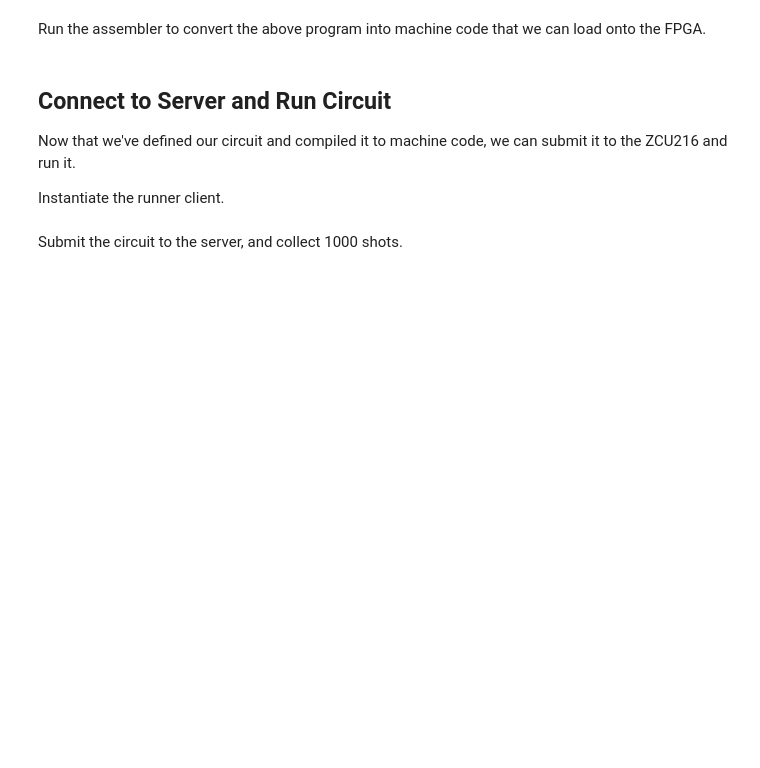
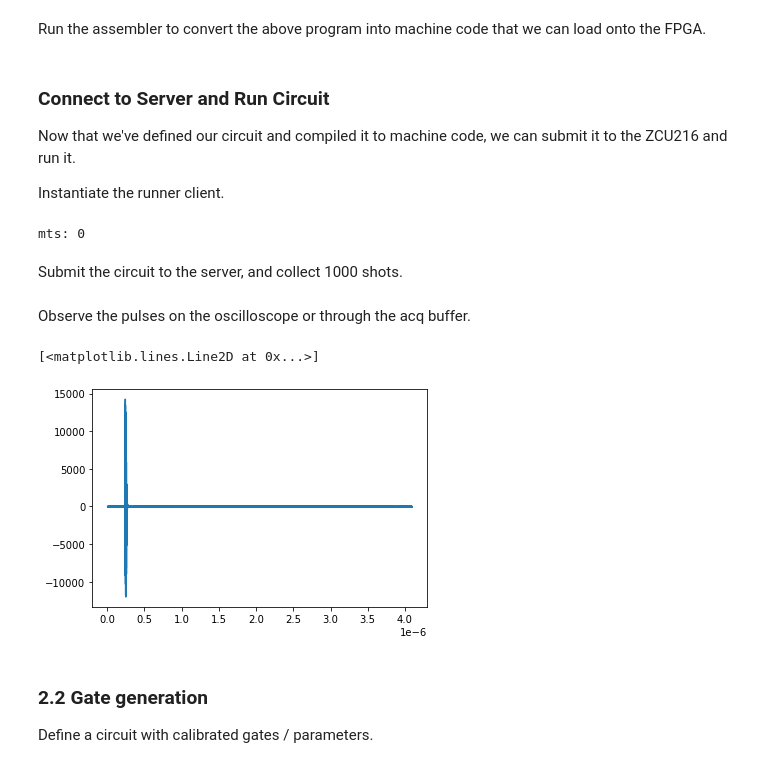
Before and after one commit to lblQubic/qce23tutorial, a Jupyter notebook: Hardware Demo Part 2.ipynb, the cells around one changed output. Cells and saved outputs as stored; diff of their text form; code cells hidden in the pictures; blank space fills up the shorter version.

```diff
--- a/Hardware Demo Part 2.ipynb
+++ b/Hardware Demo Part 2.ipynb
@@ -44,14 +40,14 @@ Define a circuit at the pulse-level. For details on the QubiC circuit format and
 # %%
 circuit_1 = [
 
-    # play a pi/2 pulse on Q0
-    {'name': 'pulse', 'phase': 0, 'freq': 75138775, 'amp': 0.99, 'twidth': 2.4e-08,
+    # play a pi/2 pulse on Q3
+    {'name': 'pulse', 'phase': 0, 'freq': 2.7e9, 'amp': 0.99, 'twidth': 2.4e-08,
      'env': {'env_func': 'cos_edge_square', 'paradict': {'ramp_fraction': 0.25}},
-     'dest': 'Q2.qdrv'}
+     'dest': 'Q3.qdrv'},
 
-    # play a pi pulse on Q1
-    #{'name': 'pulse', 'phase': 0, 'freq': 44383311, 'amp': 0.95, 'twidth': 4.8e-08,
-    # 'env': {'env_func': 'cos_edge_square', 'paradict': {'ramp_fraction': 0.25}},
-    # 'dest': 'Q1.qdrv'}
+    # play a pi pulse on Q6
+    {'name': 'pulse', 'phase': 0, 'freq': 700e6, 'amp': 0.50, 'twidth': 4.8e-08,
+    'env': {'env_func': 'cos_edge_square', 'paradict': {'ramp_fraction': 0.25}},
+    'dest': 'Q6.qdrv'}
 
 ]
@@ -117,23 +56,35 @@ circuit_0 = [
 
 Compile the program. The output of the compile stage is a distributed processor assembly program, which consists of initialization / termination statements, as well as a list of scheduled pulses for each core.
 # %%
-compiled_prog = tc.run_compile_stage(circuit_0, fpga_config, qchip)
-#circuit_2,circuit_3
-#compiled_prog.program
+compiled_prog = tc.run_compile_stage(circuit_1, fpga_config, qchip)
 # %% [markdown]
 Run the assembler to convert the above program into machine code that we can load onto the FPGA.
 # %%
 raw_asm = tc.run_assemble_stage(compiled_prog, channel_configs)
 # %% [markdown]
-## Connect to Server and Run Circuit
+### Connect to Server and Run Circuit
 
 Now that we've defined our circuit and compiled it to machine code, we can submit it to the ZCU216 and run it.
 
 Instantiate the runner client.
 # %%
-runner = rc.CircuitRunnerClient(ip='192.168.0.13', port=9095)
+runner = qubic.run.CircuitRunner(commit='f24f1615')
+#runner = rc.CircuitRunnerClient(ip='localhost', port=9096)
+# %% [output]
+mts: 0
 # %% [markdown]
 Submit the circuit to the server, and collect 1000 shots.
 # %%
-#for i in range(10000):
-s11 = runner.run_circuit_batch([raw_asm], 100000, delay_per_shot=0)
+s11 = runner.run_circuit_batch([raw_asm], 1000, delay_per_shot=0)
+# %% [markdown]
+Observe the pulses on the oscilloscope or through the acq buffer.
+# %%
+acq_data = runner.load_and_run_acq(raw_asm, n_total_shots=1, acq_chans=['0','1'], trig_delay=0e-9)
+time_step=0.5e-9
+plt.plot(np.arange(0,acq_data['1'].shape[1]*time_step,time_step)[10:],np.average(acq_data['1'], axis=0)[10:])
+# %% [output]
+[<matplotlib.lines.Line2D at 0x...>]
+[figure, added]
+# %% [markdown]
+### 2.2 Gate generation
+Define a circuit with calibrated gates / parameters.
```
Also changed, not shown: parts of 40 cells of this notebook, 1 other file.
